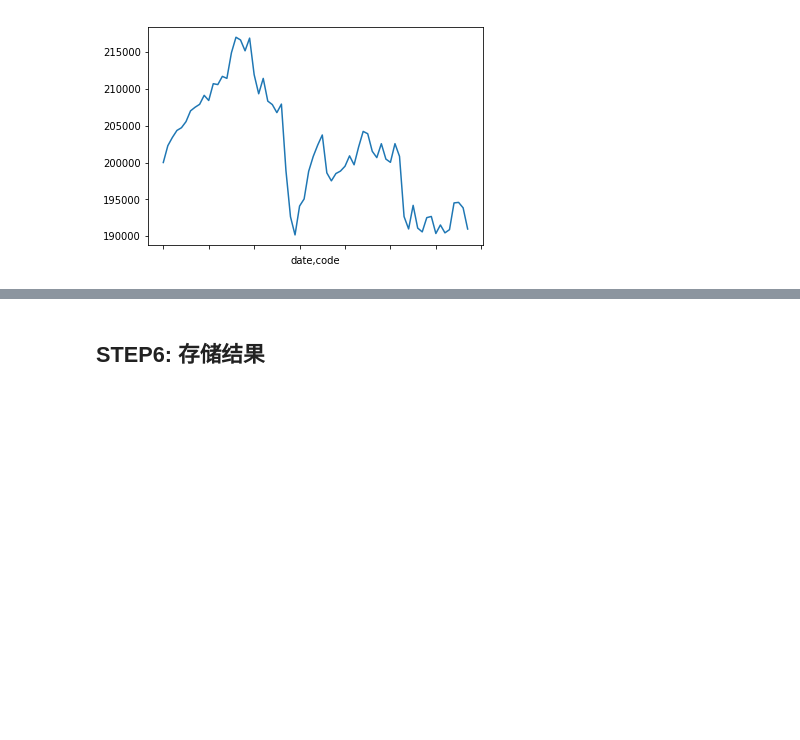
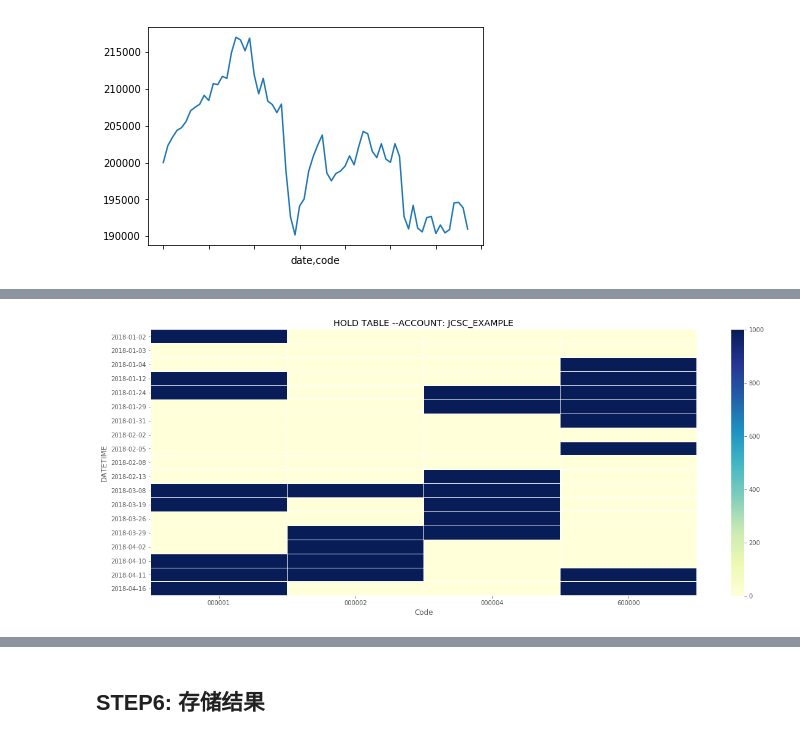
Before and after one commit to yutiansut/QUANTAXIS, a Jupyter notebook: test_backtest/QUANTAXIS回测分析全过程讲解.ipynb, the cells around one changed output, grey strips where cells are left out. Drawn from its saved outputs; the diff is of its cells as text; code cells hidden in the pictures; blank space fills up the shorter version.

```diff
--- a/test_backtest/QUANTAXIS回测分析全过程讲解.ipynb
+++ b/test_backtest/QUANTAXIS回测分析全过程讲解.ipynb
@@ -383,0 +390,4 @@ Risk.benchmark_assets.plot()
+# %%
+Risk.plot_dailyhold()
+# %% [output]
+[figure, added]
```
Also changed, not shown: parts of 13 cells of this notebook, 6 other files.
